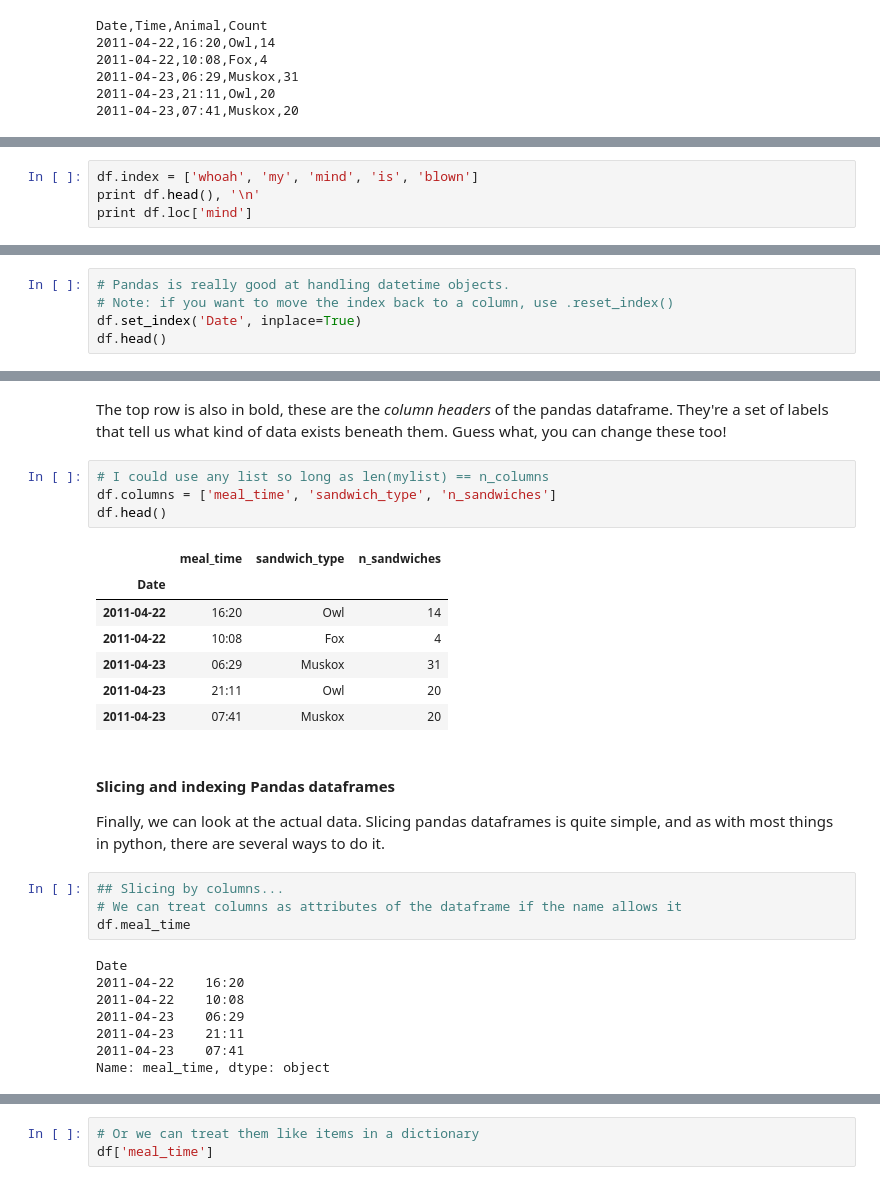
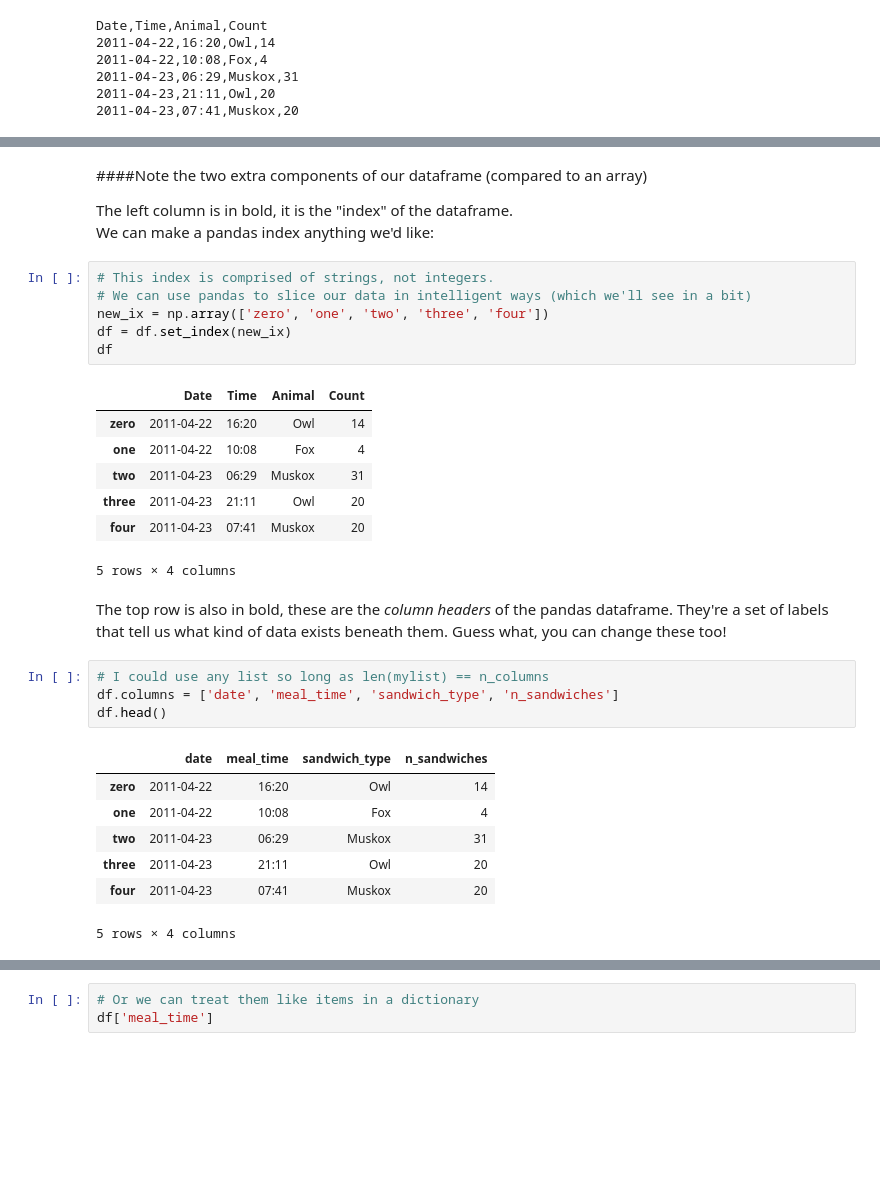
Before and after one commit to swcarpentry/2014-03-17-ucb, a Jupyter notebook: lessons/jk-python/readwrite-full.ipynb, the cells around one changed output, grey strips where cells are left out. Drawn from its saved outputs; the diff is of its cells as text; blank space fills up the shorter version.

Commit message:
Started simplifying the pandas tutorials

```diff
--- a/lessons/jk-python/readwrite-full.ipynb
+++ b/lessons/jk-python/readwrite-full.ipynb
@@ -233,4 +231,0 @@ The left column is in bold, it is the "index" of the dataframe.  Right now, it i
-# %%
-df.index = ['whoah', 'my', 'mind', 'is', 'blown']
-print df.head(), '\n'
-print df.loc['mind']
@@ -252,5 +231,0 @@ These indices are actually pretty useless, so let's change them to something use
-# %%
-# Pandas is really good at handling datetime objects.
-# Note: if you want to move the index back to a column, use .reset_index()
-df.set_index('Date', inplace=True)
-df.head()
@@ -265,30 +267,33 @@ df.head()
+# %% [markdown]
+####Note the two extra components of our dataframe (compared to an array)
+
+The left column is in bold, it is the "index" of the dataframe.
+We can make a pandas index anything we'd like:
+# %%
+# This index is comprised of strings, not integers.
+# We can use pandas to slice our data in intelligent ways (which we'll see in a bit)
+new_ix = np.array(['zero', 'one', 'two', 'three', 'four'])
+df = df.set_index(new_ix)
+df
+# %% [output]
+|  | Date | Time | Animal | Count |
+| zero | 2011-04-22 | 16:20 | Owl | 14 |
+| one | 2011-04-22 | 10:08 | Fox | 4 |
+| two | 2011-04-23 | 06:29 | Muskox | 31 |
+| three | 2011-04-23 | 21:11 | Owl | 20 |
+| four | 2011-04-23 | 07:41 | Muskox | 20 |
+5 rows × 4 columns
 # %% [markdown]
 The top row is also in bold, these are the _column headers_ of the pandas dataframe.  They're a set of labels that tell us what kind of data exists beneath them.  Guess what, you can change these too!
 # %%
 # I could use any list so long as len(mylist) == n_columns
-df.columns = ['meal_time', 'sandwich_type', 'n_sandwiches']
+df.columns = ['date', 'meal_time', 'sandwich_type', 'n_sandwiches']
 df.head()
 # %% [output]
-|  | meal_time | sandwich_type | n_sandwiches |
-| Date |  |  |  |
-| 2011-04-22 | 16:20 | Owl | 14 |
-| 2011-04-22 | 10:08 | Fox | 4 |
-| 2011-04-23 | 06:29 | Muskox | 31 |
-| 2011-04-23 | 21:11 | Owl | 20 |
-| 2011-04-23 | 07:41 | Muskox | 20 |
+|  | date | meal_time | sandwich_type | n_sandwiches |
+| zero | 2011-04-22 | 16:20 | Owl | 14 |
+| one | 2011-04-22 | 10:08 | Fox | 4 |
+| two | 2011-04-23 | 06:29 | Muskox | 31 |
+| three | 2011-04-23 | 21:11 | Owl | 20 |
+| four | 2011-04-23 | 07:41 | Muskox | 20 |
+5 rows × 4 columns
-# %% [markdown]
-#### Slicing and indexing Pandas dataframes
-
-Finally, we can look at the actual data.  Slicing pandas dataframes is quite simple, and as with most things in python, there are several ways to do it.
-# %%
-## Slicing by columns...
-# We can treat columns as attributes of the dataframe if the name allows it
-df.meal_time
-# %% [output]
-Date
-2011-04-22    16:20
-2011-04-22    10:08
-2011-04-23    06:29
-2011-04-23    21:11
-2011-04-23    07:41
-Name: meal_time, dtype: object
```
Also changed, not shown: parts of 20 cells of this notebook.
